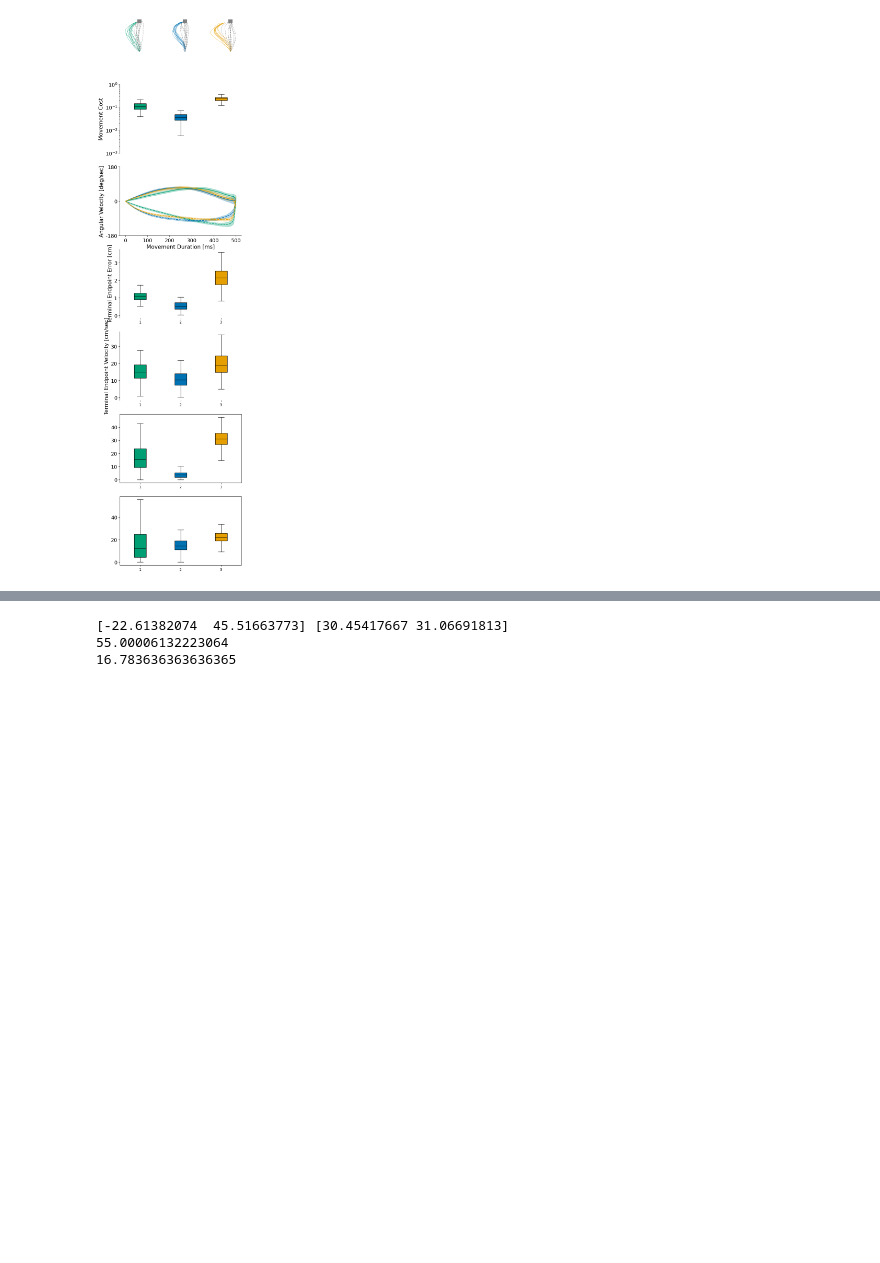
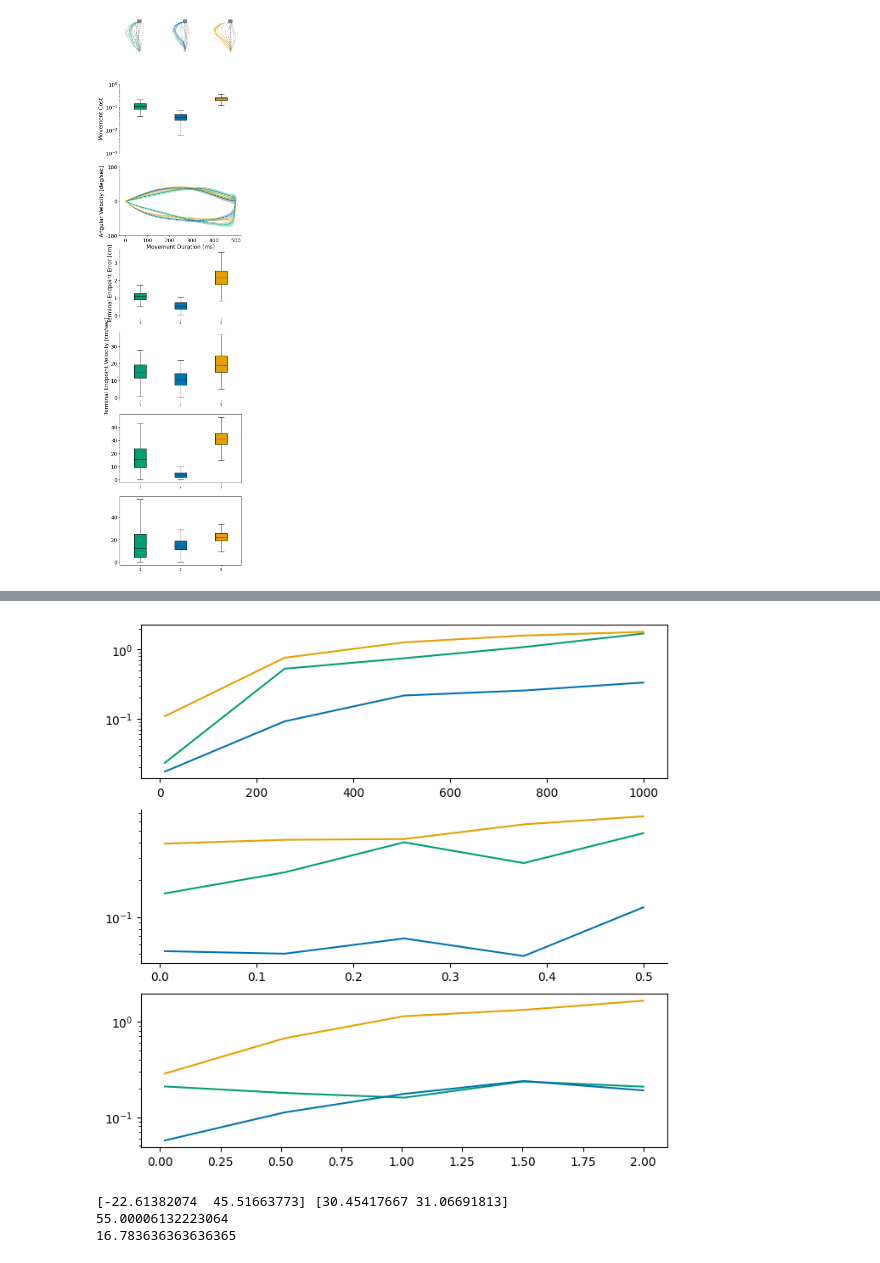
Before and after one commit to AlexandreThy/PhD, a Jupyter notebook: CurrentParts/PaperPlot.ipynb, the cells around one changed output, grey strips where cells are left out. Drawn from its saved outputs; the diff is of its cells as text; code cells hidden in the pictures; blank space fills up the shorter version.

```diff
--- a/CurrentParts/PaperPlot.ipynb
+++ b/CurrentParts/PaperPlot.ipynb
@@ -759,0 +785,90 @@ plt.savefig("FFvsNOFF.svg",dpi = 300)
+# %%
+from Controllers.FL import *
+from Controllers.ILQG import *
+from Controllers.LQGControllers import *
+from mpl_toolkits.axes_grid1.inset_locator import inset_axes
+from matplotlib import gridspec
+
+MN = 1e-3
+WP = 100
+WV = .05
+WR = .1
+
+def Cost_function(x,u,w1 = WP,w2 = WV,r = WR,tg = [0,0] ):
+    target1,target2 = compute_angles_from_cartesian(tg[0],tg[1])
+    thetas,thetae,omegas,omegae = x[-1,:4]
+
+    return w1*(thetas-target1)**2 + w1*(thetae-target2)**2 + w2*(omegas**2+omegae**2)+ np.sum(u*u) * r * 0.01
+
+
+
+def sensitivity_analysis(wp,wv,wr,wrfl,num_sim):
+
+    MovementTime = .6
+    NumIteration = 60
+    Cost_value = np.zeros((num_sim,3))
+
+    st = [0,45]
+    tg = [0,60]
+    ffpow = 4e-4
+
+    for i in range(num_sim):
+        xILQG,yILQG,zilqg,uILQG=simulate_ILQG(MovementTime,wp,wv,wr,tg,st,NumIteration,delay = 0.06,Noise=True,print_iterations=False,FF =  True,ff_power=ffpow)
+        xFL,yFL,xfl,uFL = simulate_FL(Duration=MovementTime,w1=wp,w2=wp,w3=wv,w4=wv,r=wrfl,Num_iter=NumIteration,starting_point=st,targets=tg,Delay = 0.06,Activate_Noise=True,FF = True,ff_power=ffpow)
+        xLQG,yLQG,uDLQG,z=DLQG_6Muscles(w1 = wp,w2 = wp,w3 = wv,w4 = wv, Duration=MovementTime,r1 = wr,Num_iter=NumIteration,starting_point=st,targets=tg,plot = False,Delay = 0.06,Activate_Noise=True,FF = True,ff_power=ffpow)
+
+        Cost_value[i]=[Cost_function(zilqg,uILQG,wp,wv,wr,tg = tg),Cost_function(xfl,uFL,wp,wv,wr,tg = tg),Cost_function(z.T,uDLQG,wp,wv,wr,tg = tg)]
+
+        #xILQG,yILQG,zilqg,uILQG=simulate_ILQG(MovementTime,WP,WV,WR,tg,st,NumIteration,delay = 0.06,Noise=True,print_iterations=False,FF =  False, ff_power=0)
+        #xFL,yFL,xfl,uFL = simulate_FL(Duration=MovementTime,w1=WP,w2=WP,w3=WV,w4=WV,r=1e-8,Num_iter=NumIteration,starting_point=st,targets=tg,Delay = 0.06,Activate_Noise=True,FF = False,ff_power=0)
+        #xLQG,yLQG,uDLQG,z=DLQG_6Muscles(w1 = WP,w2 = WP,w3 = WV,w4 = WV, Duration=MovementTime,r1 = WR,Num_iter=NumIteration,starting_point=st,targets=tg,plot = False,Delay = 0.06,Activate_Noise=True,FF = False,ff_power=0)
+        #Cost_value_NOFF[i]=[Cost_function(zilqg,uILQG,tg = tg),Cost_function(xfl,uFL,tg = tg),Cost_function(z.T,uDLQG,tg = tg)]
+
+    return Cost_value
+
+fig,ax = plt.subplots(3,figsize = (8,8))
+colors = ["#009E73","#0072B2","#E69F00"]
+legend = ["ILQG","FL","DLQG"]
+delete_axis(ax[1],sides =  ["top","right"])
+
+NUM_SIM = 100
+NUM_DISCRETIZATION = 10
+wp_values = np.linspace(10,1000,NUM_DISCRETIZATION)
+wv_values = np.linspace(0.005,.5,NUM_DISCRETIZATION)
+wr_values = np.linspace(0.02,2,NUM_DISCRETIZATION)
+
+Average_Cost = np.zeros((NUM_DISCRETIZATION,3))
+for i in range(NUM_DISCRETIZATION):
+    Cost_value = sensitivity_analysis(wp_values[i],WV,WR,1e-8,NUM_SIM)
+    Average_Cost[i] = np.mean(Cost_value,axis = 0)
+    print("Done with iteration ",i)
+
+ax[0].plot(wp_values,Average_Cost[:,0],color = colors[0],label = legend[0])
+ax[0].plot(wp_values,Average_Cost[:,1],color = colors[1],label = legend[1])
+ax[0].plot(wp_values,Average_Cost[:,2],color = colors[2],label = legend[2])
+ax[0].set_yscale("log")
+
+Average_Cost = np.zeros((NUM_DISCRETIZATION,3))
+for i in range(NUM_DISCRETIZATION):
+    Cost_value = sensitivity_analysis(WP,wv_values[i],WR,1e-8,NUM_SIM)
+    Average_Cost[i] = np.mean(Cost_value,axis = 0)
+    print("Done with iteration ",i)
+
+ax[1].plot(wv_values,Average_Cost[:,0],color = colors[0],label = legend[0])
+ax[1].plot(wv_values,Average_Cost[:,1],color = colors[1],label = legend[1])
+ax[1].plot(wv_values,Average_Cost[:,2],color = colors[2],label = legend[2])
+ax[1].set_yscale("log")
+
+Average_Cost = np.zeros((NUM_DISCRETIZATION,3))
+for i in range(NUM_DISCRETIZATION):
+    Cost_value = sensitivity_analysis(WP,WV,wr_values[i],1e-8,NUM_SIM)
+    Average_Cost[i] = np.mean(Cost_value,axis = 0)
+    print("Done with iteration ",i)
+
+ax[2].plot(wr_values,Average_Cost[:,0],color = colors[0],label = legend[0])
+ax[2].plot(wr_values,Average_Cost[:,1],color = colors[1],label = legend[1])
+ax[2].plot(wr_values,Average_Cost[:,2],color = colors[2],label = legend[2])
+ax[2].set_yscale("log")
+
+#plt.savefig("FFvsNOFF.svg",dpi = 300)
+# %% [output]
@@ -760,3 +890,4 @@ plt.savefig("FFvsNOFF.svg",dpi = 300)
+[figure, added]
 # %%
 st,tg = longmovement_1()
 st,tg = np.array(st),np.array(tg)
```
Also changed, not shown: parts of 7 cells of this notebook, 1 other file.
